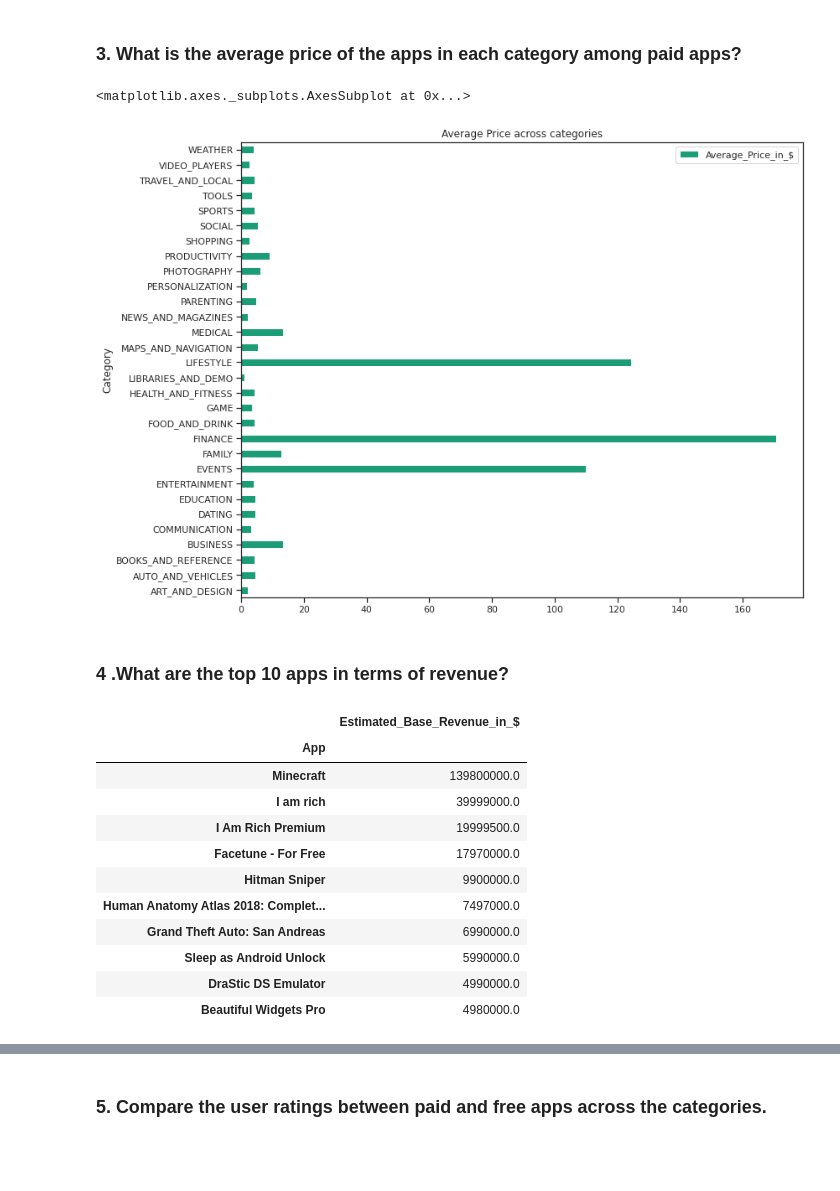
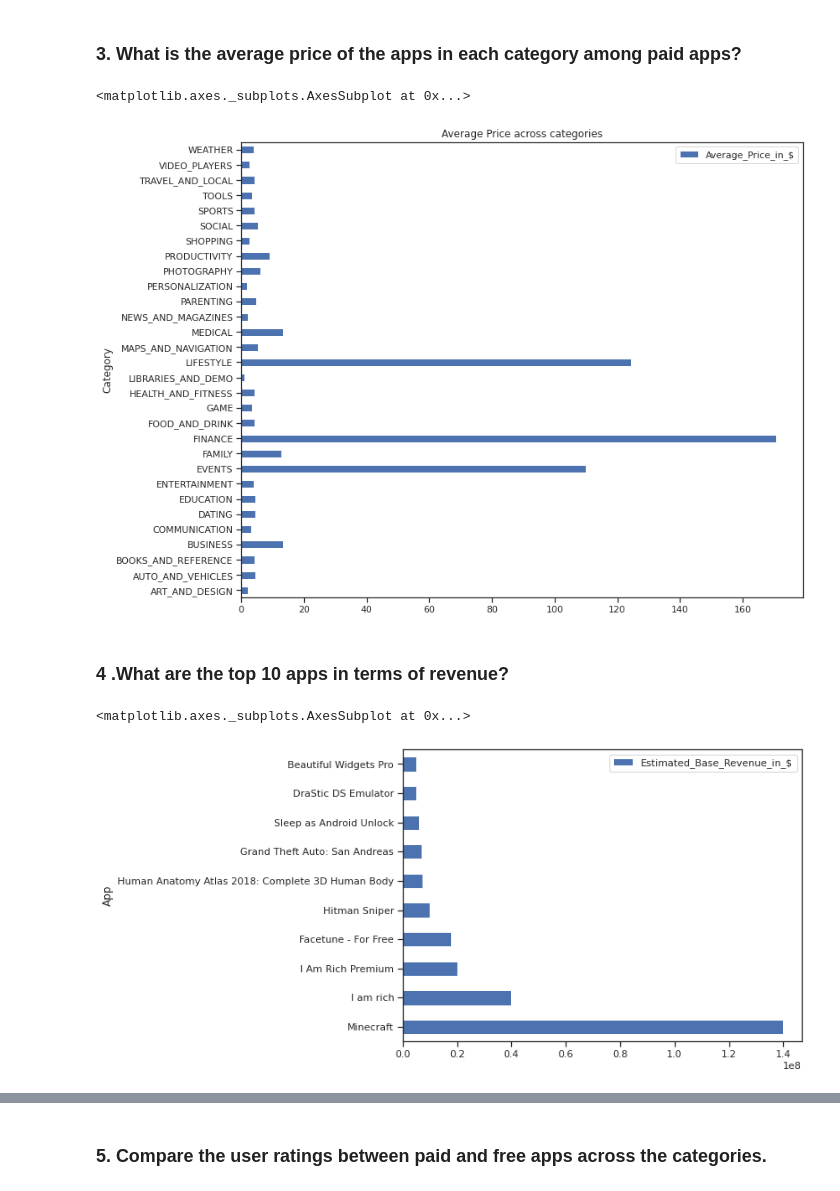
Before and after one commit to ganathetechie/AlmaBetter-Capstone-Project-1, a Jupyter notebook: Play_Store_App_Review_Analysis_Capstone_Project.ipynb, the cells around one changed output, grey strips where cells are left out. Drawn from its saved outputs; the diff is of its cells as text; code cells hidden in the pictures; blank space fills up the shorter version.

```diff
--- a/Play_Store_App_Review_Analysis_Capstone_Project.ipynb
+++ b/Play_Store_App_Review_Analysis_Capstone_Project.ipynb
@@ -727,25 +692,15 @@ highest_users_in_paid
 ###  3. What is the average price of the apps in each category among paid apps?
 # %%
 average_price_across_categories = df_apps_paid.groupby(['Category']).mean()[['Price_in_$']].rename(columns = {'Price_in_$':'Average_Price_in_$'})
-average_price_across_categories.plot(kind = 'barh', title = 'Average Price across categories', figsize = (12,10), cmap='Dark2')
+average_price_across_categories.plot(kind = 'barh', title = 'Average Price across categories', figsize = (12,10))
 # %% [output]
 <matplotlib.axes._subplots.AxesSubplot at 0x...>
-[figure, old version]
+[figure, new version]
 # %% [markdown]
 ### 4 .What are the top 10 apps in terms of revenue?
 # %%
 top_10_revenue_apps = df_apps_paid.groupby('App')[['Estimated_Base_Revenue_in_$', 'App']].sum().nlargest(10,['Estimated_Base_Revenue_in_$'])
-top_10_revenue_apps
+top_10_revenue_apps.plot.barh(figsize = (8,6))
 # %% [output]
-|  | Estimated_Base_Revenue_in_$ |
-| App |  |
-| Minecraft | 139800000.0 |
-| I am rich | 39999000.0 |
-| I Am Rich Premium | 19999500.0 |
-| Facetune - For Free | 17970000.0 |
-| Hitman Sniper | 9900000.0 |
-| Human Anatomy Atlas 2018: Complet... | 7497000.0 |
-| Grand Theft Auto: San Andreas | 6990000.0 |
-| Sleep as Android Unlock | 5990000.0 |
-| DraStic DS Emulator | 4990000.0 |
-| Beautiful Widgets Pro | 4980000.0 |
+<matplotlib.axes._subplots.AxesSubplot at 0x...>
+[figure, added]
```
Also changed, not shown: parts of 28 cells of this notebook.
